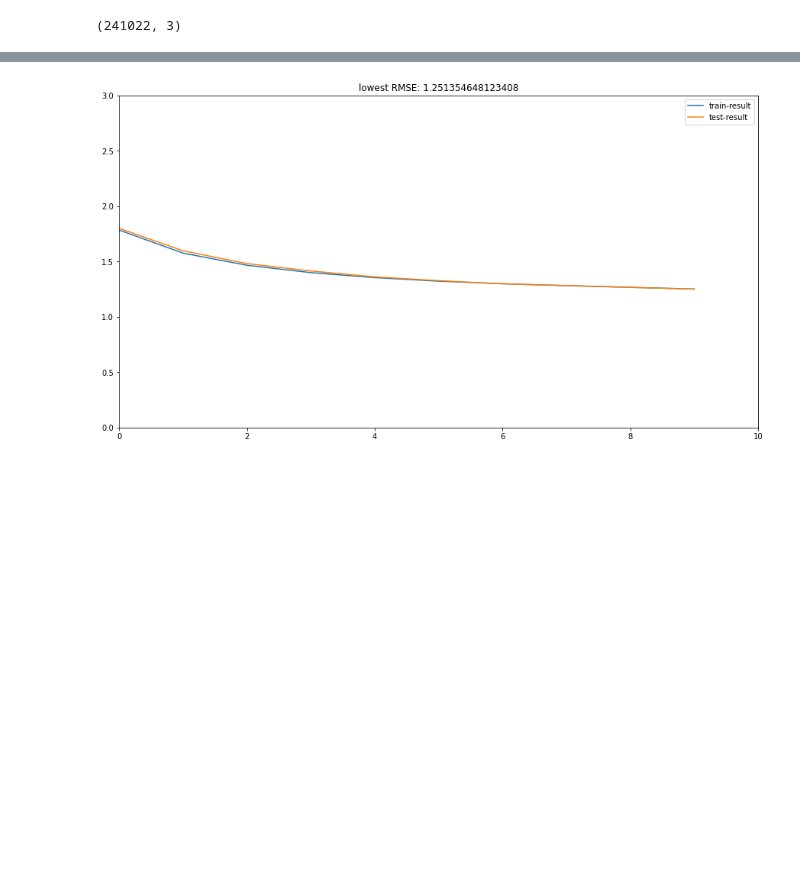
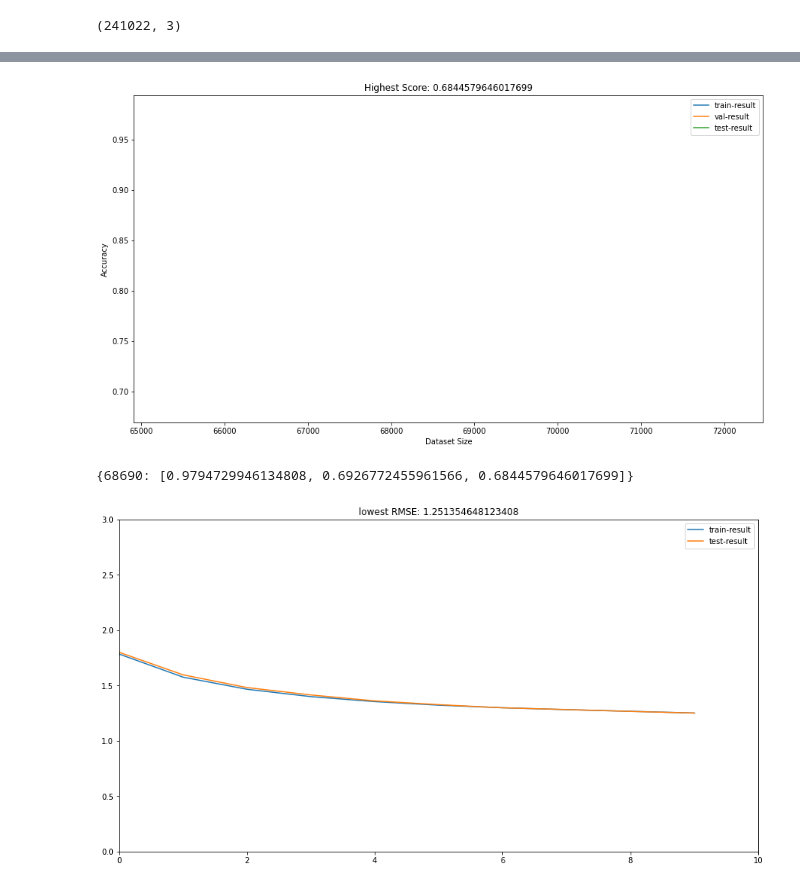
Before and after one commit to harizjet/SubjectSentimentModelling, a Jupyter notebook: basic_exploring/exploring1.ipynb, the cells around one changed output, grey strips where cells are left out. Saved outputs shown, nothing was run; the diff lists cells and outputs as text; code cells hidden in the pictures; blank space fills up the shorter version.

```diff
--- a/basic_exploring/exploring1.ipynb
+++ b/basic_exploring/exploring1.ipynb
@@ -547,3 +587,17 @@ data1.head()
+# %%
+data1Train, data1Test = train_test_split(data1, test_size=0.05, stratify=data1['overall'])
+# %%
+xArr, yArr, featureModel = extractFeaturesAndTarget_1(data1Train)
+testXArr, testYArr = featureModel.transform(data1Test['reviewText']), data1Test['overall'].to_numpy()
+result = loop_testing(mlp_model, 1, xArr, yArr, testXArr, testYArr)
+# %%
+visualized_loopTesting(result)
+# %% [output]
+[figure, added]
+# %%
+result
+# %% [output]
+{68690: [0.9794729946134808, 0.6926772455961566, 0.6844579646017699]}
 # %%
 xArr, yArr = extractFeaturesAndTarget_1(data1)
 result = loop_testing(nb_model, 10, xArr, yArr)
```
Also changed, not shown: parts of 26 cells of this notebook.
